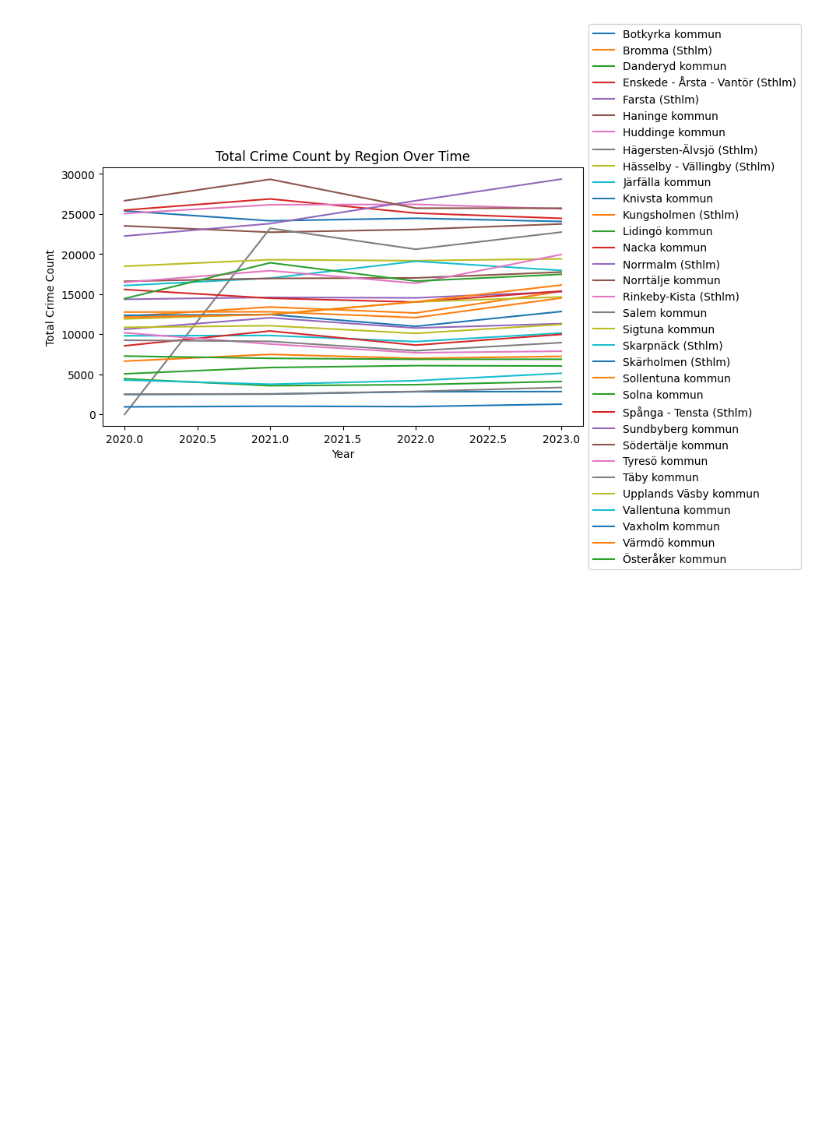
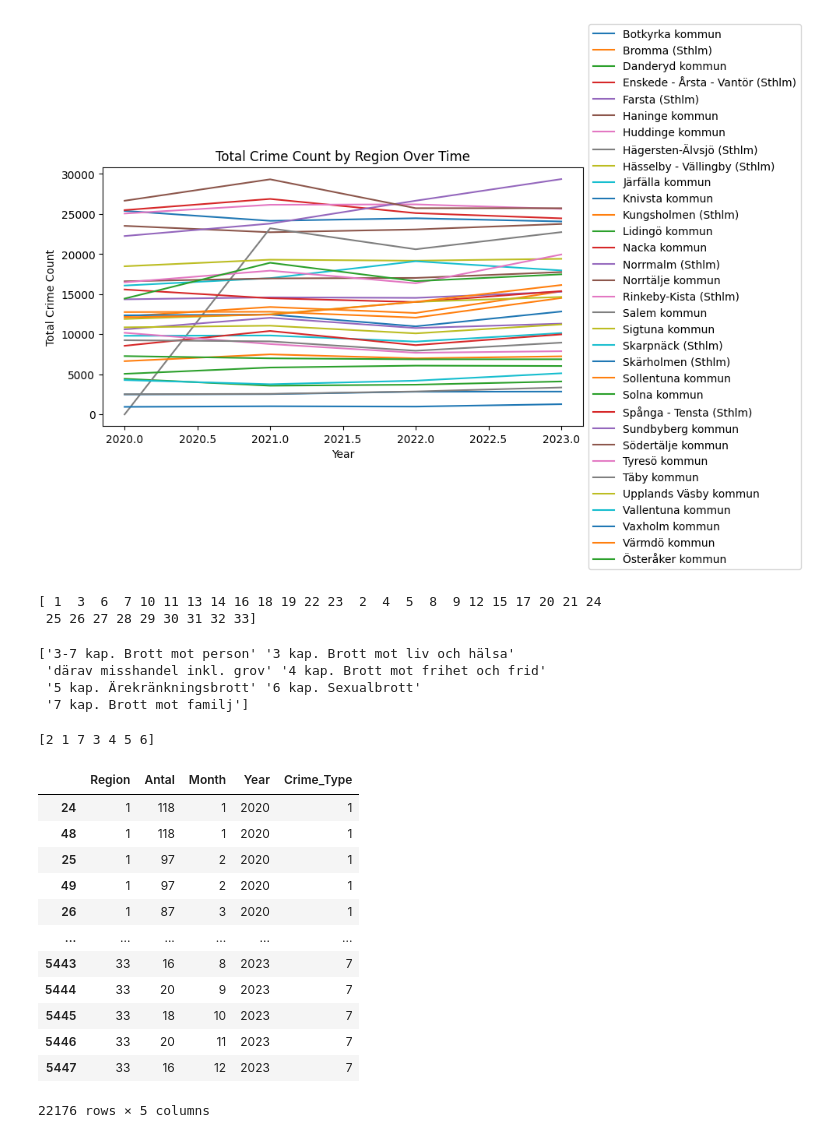
Before and after one commit to melane1978/PythonAiCourse, a Jupyter notebook: CrimeML/preparedata/crimeML-2st-version.ipynb, the cells around one changed output. Saved outputs shown, nothing was run; the diff lists cells and outputs as text; code cells hidden in the pictures; blank space fills up the shorter version.

```diff
--- a/CrimeML/crimeML-2st-version.ipynb
+++ b/CrimeML/preparedata/crimeML-2st-version.ipynb
@@ -216,16 +211,47 @@ from sklearn.preprocessing import LabelEncoder
 
 # Need to encode Region and Crime to english and a number, because i have a lot ot the same values
 label_encoder = LabelEncoder()
-data['Region'] = label_encoder.fit_transform(data['Region'])
-data['Crime'] = label_encoder.fit_transform(data['Brott'])
-data.drop(columns=['Brott'], axis=1, inplace=True)
-data
+data['Region'] = label_encoder.fit_transform(data['Region']) + 1
+
+# How many region do we have
+print(data['Region'].unique())
+# %% [output]
+[ 1  3  6  7 10 11 13 14 16 18 19 22 23  2  4  5  8  9 12 15 17 20 21 24
+ 25 26 27 28 29 30 31 32 33]
+# %%
+print(data['Brott'].unique())
+# %% [output]
+['3-7 kap. Brott mot person' '3 kap. Brott mot liv och hälsa'
+ 'därav misshandel inkl. grov' '4 kap. Brott mot frihet och frid'
+ '5 kap. Ärekränkningsbrott' '6 kap. Sexualbrott'
+ '7 kap. Brott mot familj']
+# %%
+data['Crime_Type'] = label_encoder.fit_transform(data['Brott']) + 1
+data.drop(columns=['Brott'], axis=1, inplace=True)
+# How many typ of crimes do we have
+print(data['Crime_Type'].unique())
+# %% [output]
+[2 1 7 3 4 5 6]
 # %%
 # We need to create lag features to representing historical crime data for each region and crime type.
 
  # Sort the data by region, crime type, and date
-data.sort_values(by=['Region', 'Crime', 'Year', 'Month'], inplace=True)
+data.sort_values(by=['Region', 'Crime_Type', 'Year', 'Month'], inplace=True)
 data
+# %% [output]
+|  | Region | Antal | Month | Year | Crime_Type |
+| 24 | 1 | 118 | 1 | 2020 | 1 |
+| 48 | 1 | 118 | 1 | 2020 | 1 |
+| 25 | 1 | 97 | 2 | 2020 | 1 |
+| 49 | 1 | 97 | 2 | 2020 | 1 |
+| 26 | 1 | 87 | 3 | 2020 | 1 |
+| ... | ... | ... | ... | ... | ... |
+| 5443 | 33 | 16 | 8 | 2023 | 7 |
+| 5444 | 33 | 20 | 9 | 2023 | 7 |
+| 5445 | 33 | 18 | 10 | 2023 | 7 |
+| 5446 | 33 | 20 | 11 | 2023 | 7 |
+| 5447 | 33 | 16 | 12 | 2023 | 7 |
+22176 rows × 5 columns
 # %%
 # Defining the maximum lag period (e.g., 12 months)
 max_lag_period = 12
```
Also changed, not shown: parts of 8 cells of this notebook, 11 other files.
